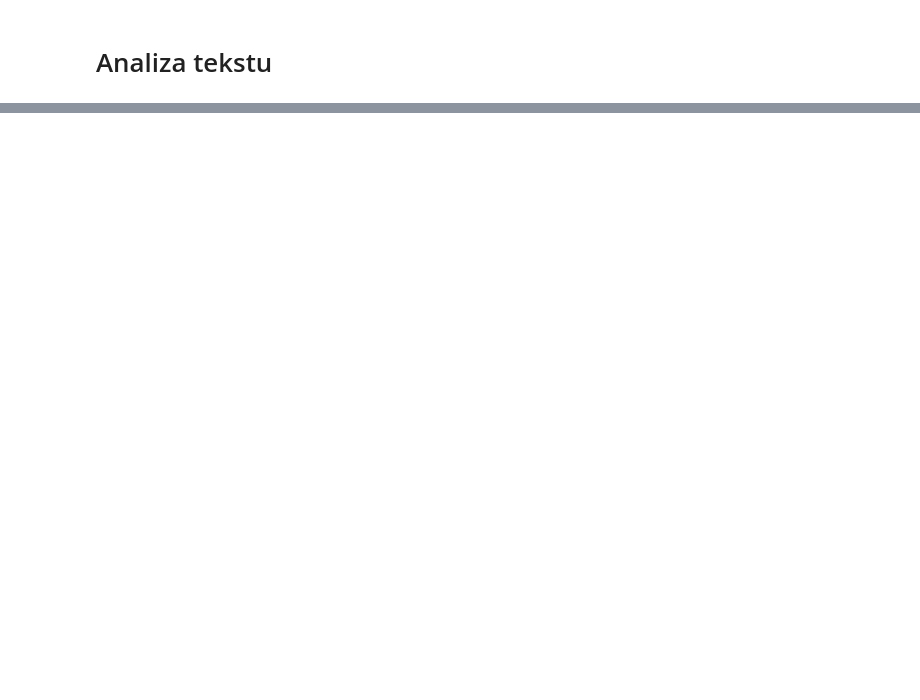
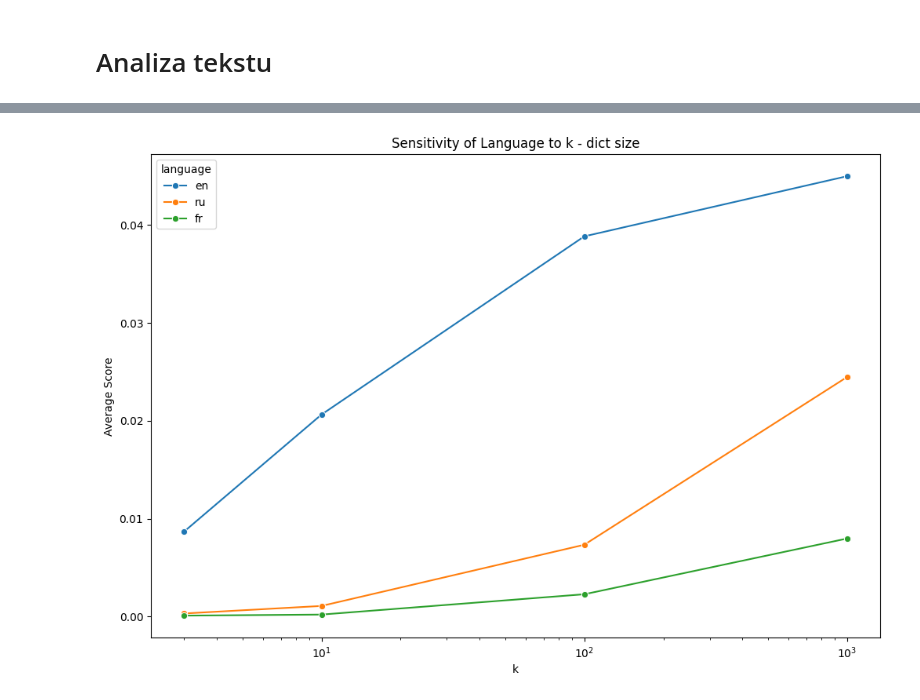
Before and after one commit to hanussiia/wiki-scraper, a Jupyter notebook: text_analysis.ipynb, the cells around one changed output, grey strips where cells are left out. Saved outputs shown, nothing was run; the diff lists cells and outputs as text; code cells hidden in the pictures; blank space fills up the shorter version.

```diff
--- a/text_analysis.ipynb
+++ b/text_analysis.ipynb
@@ -82,0 +240,9 @@ def lang_confidence_score(word_counts, language_words_with_frequency):
+# %%
+plt.figure(figsize=(12, 8))
+sns.lineplot(data=df, x='k', y='confidence_score', hue='language', marker='o', errorbar=None)
+plt.xscale('log')
+plt.title('Sensitivity of Language to k - dict size')
+plt.ylabel('Average Score')
+plt.show()
+# %% [output]
+[figure, added]
```
Also changed, not shown: parts of 11 cells of this notebook, 8 other files.
